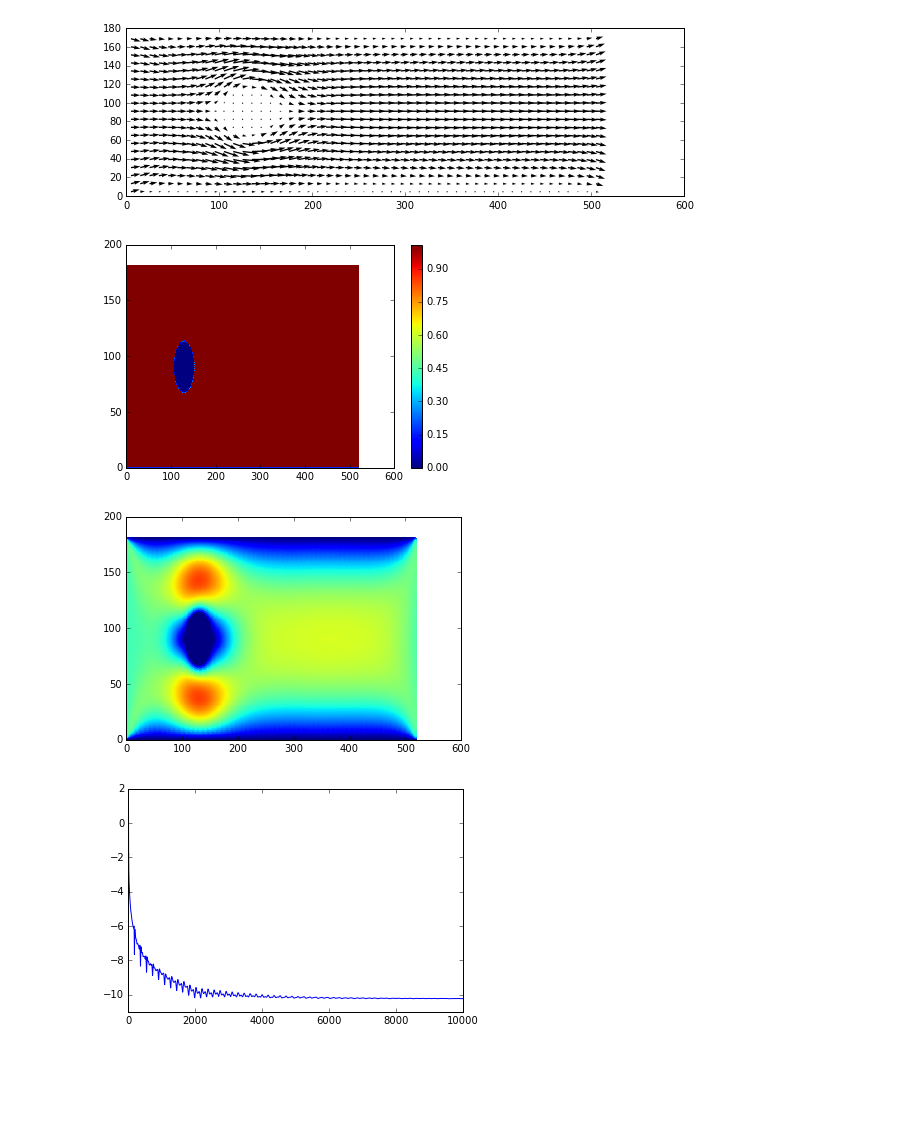
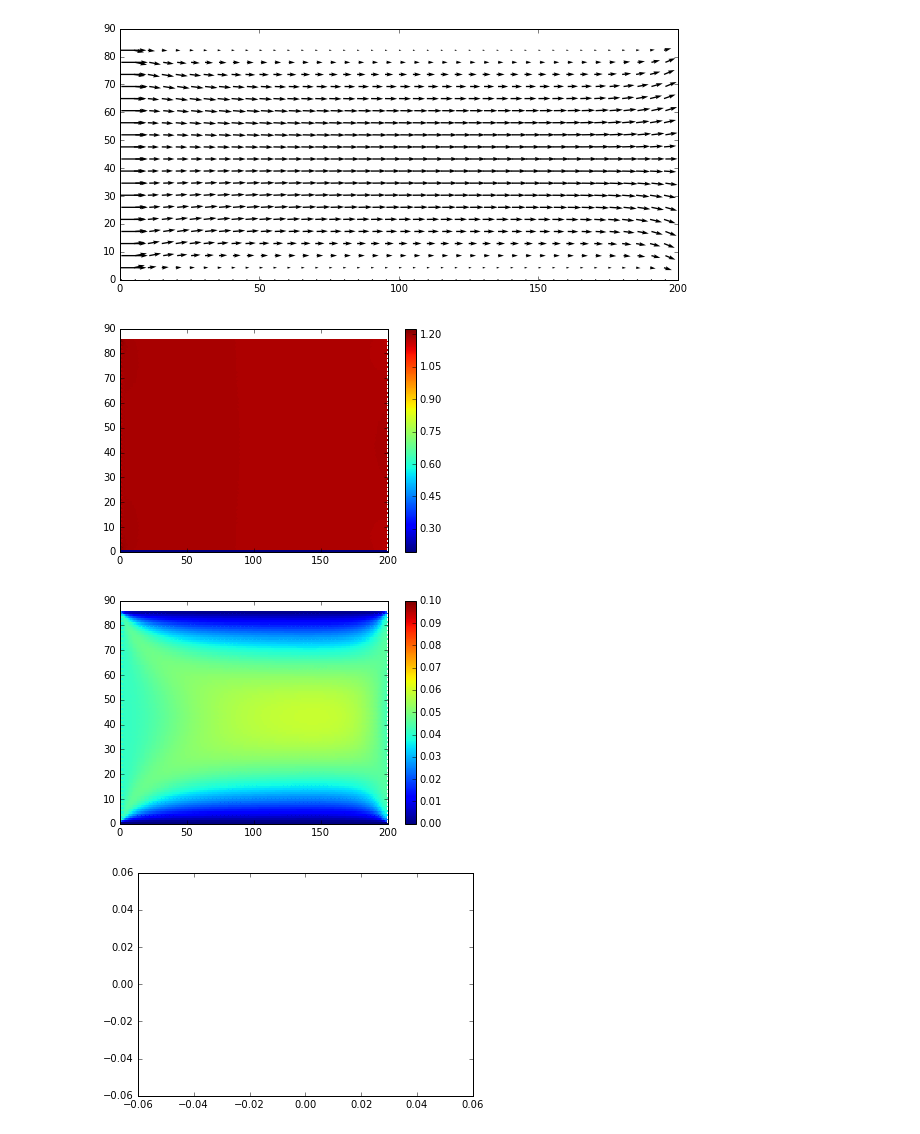
Before and after one commit to szwetsloot/comp-phys-lb, a Jupyter notebook: LBJesseInletOutletBC.ipynb, the cells around one changed output. Saved outputs shown, nothing was run; the diff lists cells and outputs as text; code cells hidden in the pictures; blank space fills up the shorter version.

```diff
--- a/LBJesseInletOutletBC.ipynb
+++ b/LBJesseInletOutletBC.ipynb
@@ -148,16 +120,17 @@ plt.show()
 # %%
 # identify different types of nodes
-# bouncing walls
+# bouncing walls identification
 lower_wall_i = np.flatnonzero(lattice[:,1] == template_y[0])
 upper_wall_i = np.flatnonzero(lattice[:,1] == template_y[-1])
 
-# obstacle
+# obstacle identification
 obstacle_center = np.array([L_x/4, L_y/2])
-obstacle_r = y_points/9
+obstacle_r = y_points/18
 
 obstacle_i = np.flatnonzero(np.linalg.norm(lattice - obstacle_center, axis=1) < obstacle_r)
-bc_noslip_i = np.concatenate((lower_wall_i, upper_wall_i, obstacle_i))
+bc_noslip_i = np.concatenate((lower_wall_i, upper_wall_i))
 
+# inlet/outlet points identification
 bc_inlet_i = np.flatnonzero(lattice[:,0] < (template_x[0] + 3/4*delta_r))
 bc_outlet_i = np.flatnonzero(lattice[:,0] > (template_x[-1] - 1/4*delta_r))
 
@@ -165,10 +138,10 @@ bc_outlet_i = np.flatnonzero(lattice[:,0] > (template_x[-1] - 1/4*delta_r))
 bc_inlet_i = np.setdiff1d(bc_inlet_i, np.intersect1d(bc_inlet_i, bc_noslip_i))
 bc_outlet_i = np.setdiff1d(bc_outlet_i, np.intersect1d(bc_outlet_i, bc_noslip_i))
 
-#boundary_i = np.copy(bc_noslip_i)
 boundary_i = np.concatenate((bc_noslip_i, bc_inlet_i, bc_outlet_i))
 interior_i = np.setdiff1d(np.arange(n_points), boundary_i)
 
+# plot the grid point identities with colors for inspection purposes
 plt.figure(figsize=(10,10))
 plt.scatter(lattice[bc_noslip_i, 0], lattice[bc_noslip_i, 1], color='r')
 plt.scatter(lattice[bc_inlet_i, 0], lattice[bc_inlet_i, 1], color='b')
@@ -261,17 +219,25 @@ t = 0
 
 u = np.zeros((n_points, 2))
 
+start_time = time.clock()
+
+# main simulation loop
 for t in range(num_iter):
     # clear distribution
-    f_next[:,:] = 0
+    # f_next[:,:] = 0
 
     # right wall boundary condition: outflow condition
     f_prev[bc_outlet_i, :] = f_prev[link_list[bc_outlet_i, bb_dir[outflow_dir]], :]
 
+    # top and bottom wall boundary condition: no slip/bounce-back
+    # reshape has to be used to be able to use two index arrays
+    f_prev[bc_noslip_i.reshape(-1,1), bb_dir[np.arange(q)]] = f_prev[bc_noslip_i.reshape(-1,1), np.arange(q)]
+
     # calculate macroscopic quantities
-    # density: sum distribution over velocities
+    # density: sum distribution over velocity distribution
     rho = np.sum(f_prev, axis=1)
     # velocity: calculate weighted sum of velocities using distributions
+    # to prevent division by zero, calculate only for points with finite density
     has_rho = rho > 0
     u[:,:] = 0.0
     u[has_rho,:] = (np.dot(f_prev, e)[has_rho,:])/rho[has_rho,np.newaxis]
@@ -284,11 +250,12 @@ for t in range(num_iter):
     # calculate equilibrium
     f_eq[:,:] = calc_f_eq(rho, u, e, w_e, c)
 
-    # collision step
+    # collision step, only for interior points
     f_diff = f_prev[interior_i,:] - f_eq[interior_i,:]
     f_prev[interior_i,:] = f_prev[interior_i,:] - omega * (f_diff)
 
-    convergence[t] = np.sum(f_diff*f_diff)
+    # track the convergence of the algorithm
+    # convergence[t] = np.max(np.abs(f_diff))
 
     # streaming step
     for i in range(q):
@@ -296,12 +263,8 @@ for t in range(num_iter):
         valid_links = link_list[:,i] > -1
         f_next[link_list[valid_links,i],i] = f_prev[valid_links,i]
 
-    # top and bottom wall boundary condition: no slip/bounce-back
-    f_next[bc_noslip_i.reshape(-1,1), bb_dir[np.arange(q)]] = f_next[bc_noslip_i.reshape(-1,1), np.arange(q)]
-
     # finish the iteration
     f_prev[:,:] = f_next[:,:]
-
 
     if visualize == True:
         ax.cla()
@@ -313,12 +276,13 @@ for t in range(num_iter):
 
     if t % int(0.1*num_iter) == 0:
         print_fl(r"Simulation progress: %.1f%%" % (t/num_iter * 100.0) )
-        #print_fl(rho[lower_wall_i])
+
+end_time = time.clock()
 
 if visualize == True:
     display.clear_output()
 
-print_fl("Finished")
+print_fl("Finished in %.0f s" % (end_time - start_time))
 
 warnings.resetwarnings()
 # %% [output]
@@ -336,19 +300,23 @@ Finished
 # %%
+# plot results: flow field
+
 u[bc_noslip_i,:] = 0.0
 
 plt.figure(figsize=(10, 10))
-sp = 10
+sp = 5
 
 lattice_grid = lattice.reshape(x_points,y_points,2)
 u_grid = u.reshape(x_points,y_points,2)
 
-plt.quiver(lattice_grid[5:515:sp,5:205:sp,0], lattice_grid[5:515:sp,5:205:sp,1], u_grid[5:515:sp,5:205:sp,0], u_grid[5:515:sp,5:205:sp,1])
+plt.quiver(lattice_grid[::sp,::sp,0], lattice_grid[::sp,::sp,1], u_grid[::sp,::sp,0], u_grid[::sp,::sp,1])
 plt.gca().set_aspect('equal')
 
 plt.show()
 # %% [output]
-[figure, old version]
+[figure, new version]
 # %%
+# plot results: density and magnitude of the velocity
+
 plt.pcolor(grid_x, grid_y, rho.reshape(grid_x.shape))
 plt.colorbar()
 
@@ -356,13 +324,15 @@ plt.show()
 
 plt.figure()
 plt.pcolor(grid_x, grid_y, np.linalg.norm(u_grid, axis=2))
+plt.colorbar()
 plt.show()
 # %% [output]
-[figure, old version]
+[figure, new version]
-[figure, old version]
+[figure, new version]
 # %%
-plt.plot(np.log(convergence))
-plt.ylim([-11, 2])
+# plot results: logarithm of the convergence
+
+plt.plot(np.log(convergence[1:]))
 plt.show()
 # %% [output]
-[figure, old version]
+[figure, new version]
```
Also changed, not shown: parts of 15 cells of this notebook, 6 other files.
